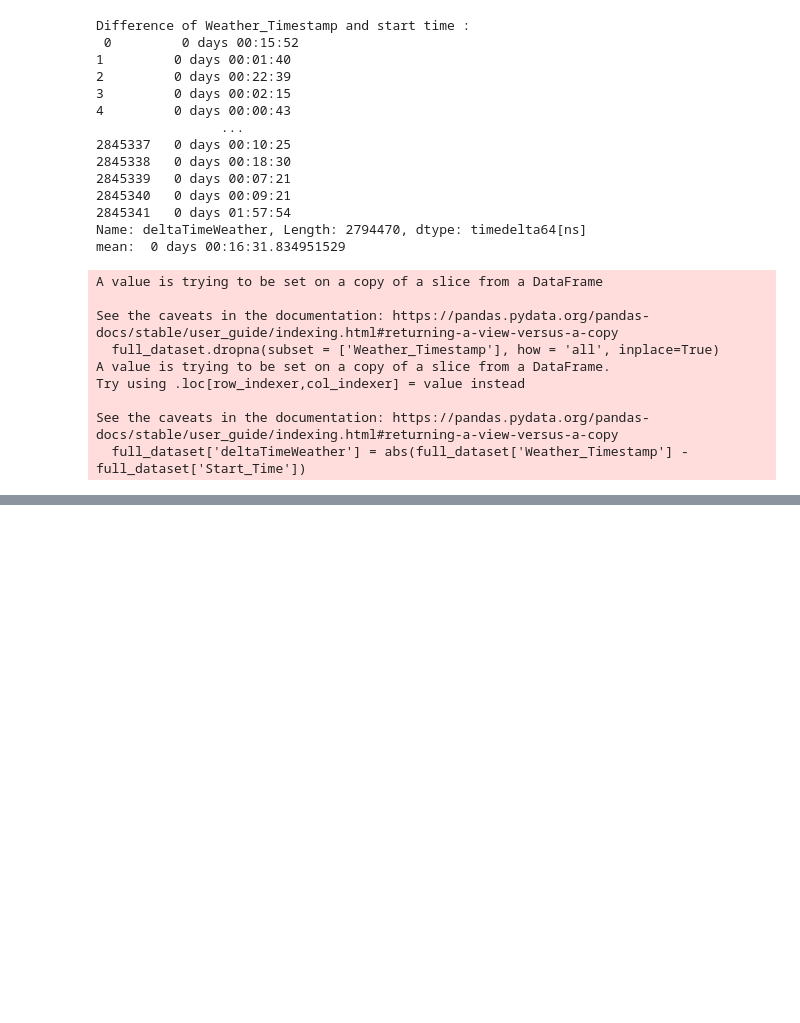
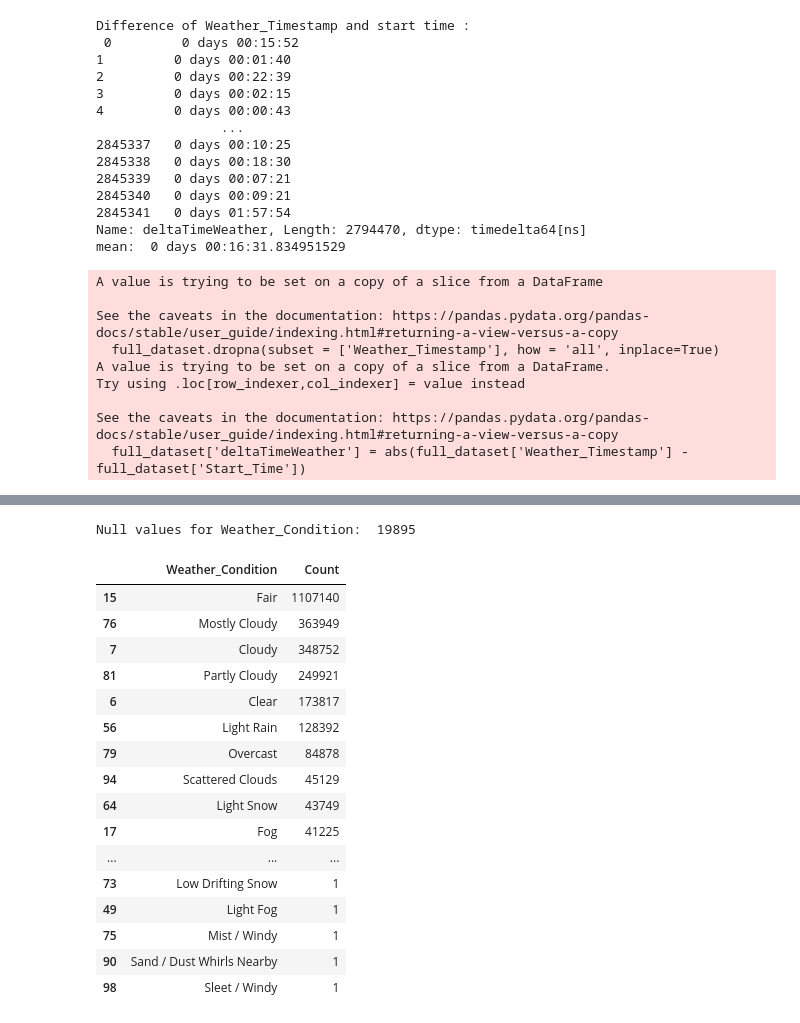
Before and after one commit to lisaburini/data-science, a Jupyter notebook: BusinessIntelligence/ETL_accidents.ipynb, the cells around one changed output, grey strips where cells are left out. Saved outputs shown, nothing was run; the diff lists cells and outputs as text; code cells hidden in the pictures; blank space fills up the shorter version.

Commit message:
ETL for weather attributes

```diff
--- a/BusinessIntelligence/ETL_accidents.ipynb
+++ b/BusinessIntelligence/ETL_accidents.ipynb
@@ -1,6 +1,7 @@
 # %%
 import pandas as pd
 import numpy as np
+pd.options.display.max_rows = 1000
 # %%
 full_dataset = pd.read_csv(r'US_Accidents_Dec21_updated.csv')
 # %%
@@ -340,3 +485,10 @@ Try using .loc[row_indexer,col_indexer] = value instead
 
 See the caveats in the documentation: https://pandas.pydata.org/pandas-docs/stable/user_guide/indexing.html#returning-a-view-versus-a-copy
   full_dataset['deltaTimeWeather'] = abs(full_dataset['Weather_Timestamp'] - full_dataset['Start_Time'])
+# %%
+full_dataset.drop('Wind_Chill(F)', inplace=True, axis=1)
+full_dataset.drop('Humidity(%)', inplace=True, axis=1)
+full_dataset.drop('Pressure(in)', inplace=True, axis=1)
+full_dataset.drop('Wind_Direction', inplace=True, axis=1)
+
+print(full_dataset) # 38 columns now
@@ -342,0 +529,26 @@ See the caveats in the documentation: https://pandas.pydata.org/pandas-docs/stab
+# %%
+#Check null values for Weather_Condition
+print('Null values for Weather_Condition: ', full_dataset['Weather_Condition'].isnull().sum())
+
+
+full_dataset.groupby(['Weather_Condition'])['Weather_Condition'].count().reset_index(
+  name='Count').sort_values(['Count'], ascending=False)
+# %% [output]
+Null values for Weather_Condition:  19895
+|  | Weather_Condition | Count |
+| 15 | Fair | 1107140 |
+| 76 | Mostly Cloudy | 363949 |
+| 7 | Cloudy | 348752 |
+| 81 | Partly Cloudy | 249921 |
+| 6 | Clear | 173817 |
+| 56 | Light Rain | 128392 |
+| 79 | Overcast | 84878 |
+| 94 | Scattered Clouds | 45129 |
+| 64 | Light Snow | 43749 |
+| 17 | Fog | 41225 |
+| ... | ... | ... |
+| 73 | Low Drifting Snow | 1 |
+| 49 | Light Fog | 1 |
+| 75 | Mist / Windy | 1 |
+| 90 | Sand / Dust Whirls Nearby | 1 |
+| 98 | Sleet / Windy | 1 |
```
Also changed, not shown: parts of 12 cells of this notebook.
